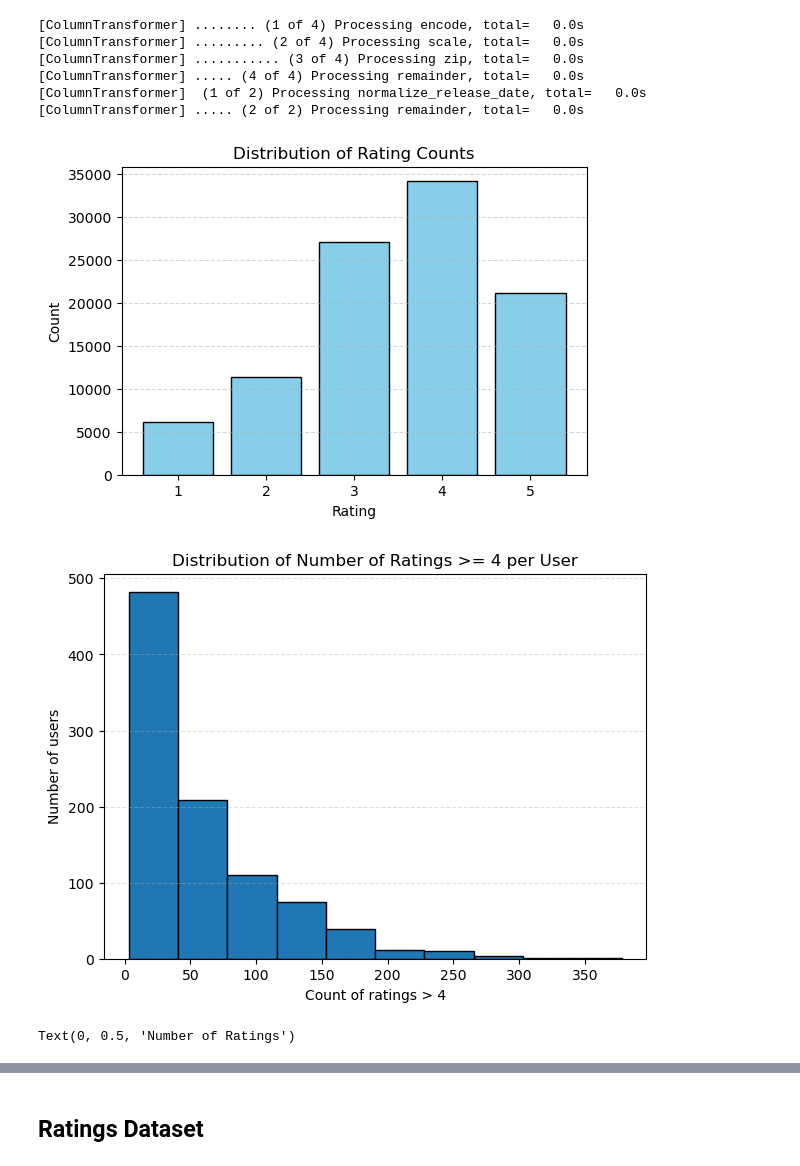
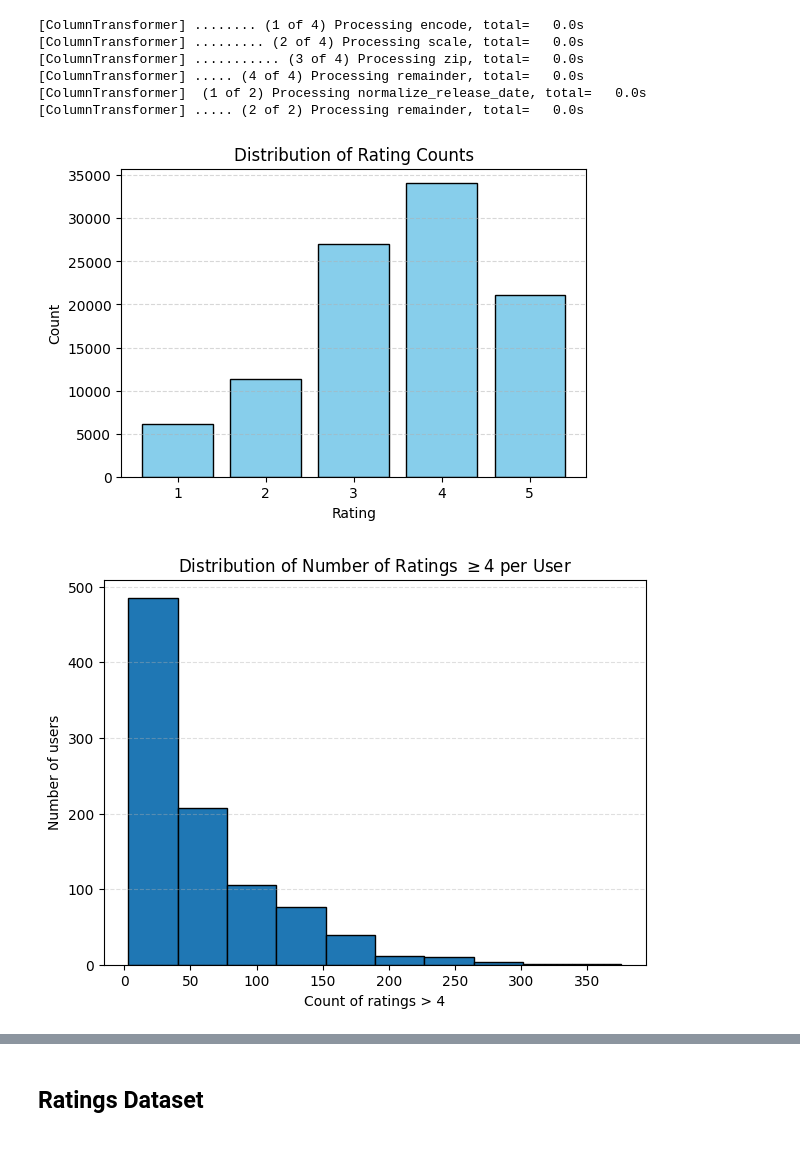
Before and after one commit to strangehiccups/ECE1513_Source, a Jupyter notebook: Evaluating_Recommender_Architectures_Submission.ipynb, the cells around one changed output, grey strips where cells are left out. Drawn from its saved outputs; the diff is of its cells as text; code cells hidden in the pictures.

```diff
--- a/Evaluating_Recommender_Architectures_Submission.ipynb
+++ b/Evaluating_Recommender_Architectures_Submission.ipynb
@@ -190,39 +190,50 @@ items_100k_transformed = movies_transformer.fit_transform(items_100k)
 [ColumnTransformer] ..... (2 of 2) Processing remainder, total=   0.0s
 # %%
 # Count how many times each rating occurs
-rating_counts = ratings_100k['rating'].value_counts().sort_index()
+rating_counts = ratings_100k_clean['rating'].value_counts().sort_index()
 
 plt.figure(figsize=(6,4))
 plt.bar(rating_counts.index, rating_counts.values, color='skyblue', edgecolor='black')
 
 plt.title("Distribution of Rating Counts")
 plt.xlabel("Rating")
 plt.ylabel("Count")
 plt.xticks(rating_counts.index)
 plt.grid(axis='y', linestyle='--', alpha=0.5)
 plt.show()
 
 # Filter ratings > 4
-high_ratings = ratings_100k[ratings_100k['rating'] >= 4]
+high_ratings = ratings_100k_clean[ratings_100k_clean['rating'] >= 4]
 
 # Count how many such ratings per user
 high_rating_counts = high_ratings.groupby('user_id')['movie_id'].count()
 
+# Count number of unique genres that were highly-rated across all users
+high_ratings = high_ratings.merge(items_100k_transformed, on="movie_id")
+genre_cols = [c for c in high_ratings.columns if c not in ["user_id","movie_id","rating","timestamp","rating_timestamp","rating_month","release_date","title"]]
+user_genre_counts = high_ratings.groupby("user_id")[genre_cols].max().sum(axis=1)
+
 plt.figure(figsize=(7,5))
+plt.title(r"Distribution of Number of Ratings $\geq 4$ per User")
 plt.hist(high_rating_counts, bins=10, edgecolor='black')
-
-plt.title("Distribution of Number of Ratings >= 4 per User")
-plt.xlabel("Count of ratings > 4")
+plt.xlabel(r"Count of ratings $\geq 4$")
 plt.ylabel("Number of users")
 plt.grid(axis='y', linestyle='--', alpha=0.4)
-plt.show()
 
 plt.figure(figsize=(7,5))
-ratings_100k.groupby('rating_month')['rating'].count().plot(kind='bar')
 plt.title("Number of Ratings per Month")
+ratings_100k_clean.groupby('rating_month')['rating'].count().plot(kind='bar')
 plt.xlabel("Month")
 plt.ylabel("Number of Ratings")
+
+plt.figure(figsize=(7,5))
+plt.title(r"Distribution of highly-rated (rating $\geq 4$) genres per user")
+plt.hist(user_genre_counts, edgecolor='black')
+plt.xlabel("Number of highly-rated genres")
+plt.ylabel("Number of users")
+plt.grid(axis='y', linestyle='--', alpha=0.4)
+
+plt.show()
 # %% [output]
-[figure, old version]
+[figure, new version]
-[figure, old version]
+[figure, new version]
-Text(0, 0.5, 'Number of Ratings')
```
Also changed, not shown: parts of 3 cells of this notebook.
